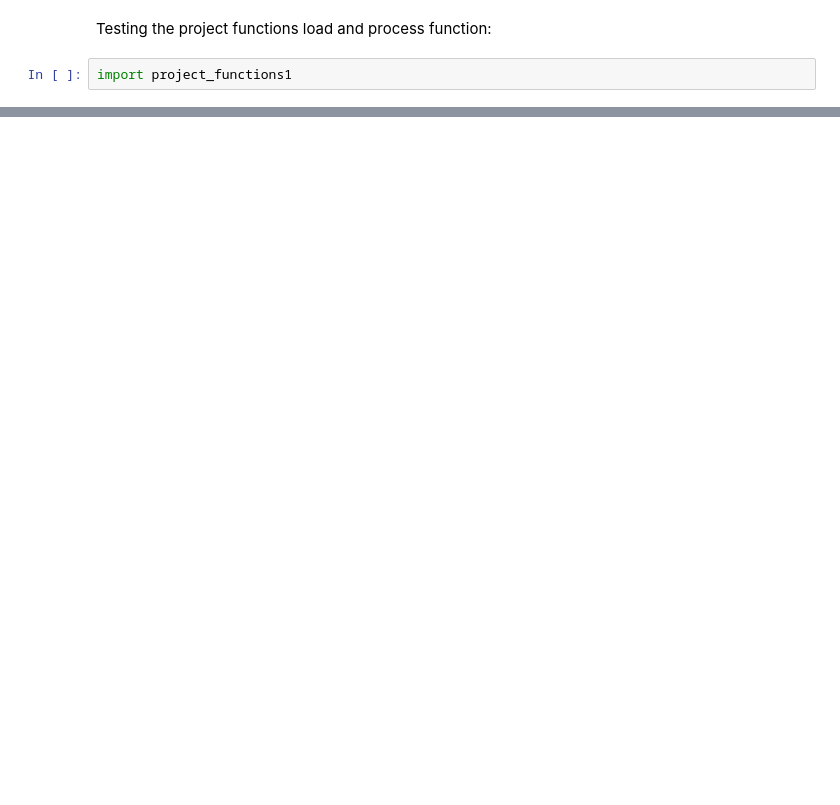
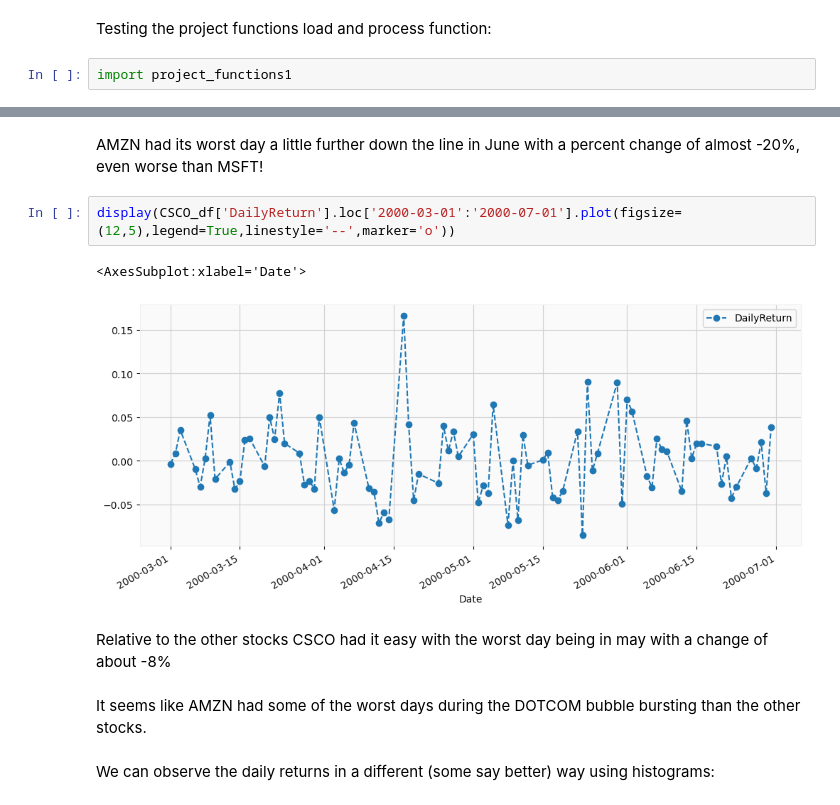
Before and after one commit to ubco-W2021T1-data301/project-group21-project, a Jupyter notebook: notebooks/analysis1.ipynb, the cells around one changed output, grey strips where cells are left out. Saved outputs shown, nothing was run; the diff lists cells and outputs as text; blank space fills up the shorter version.

```diff
--- a/notebooks/analysis1.ipynb
+++ b/notebooks/analysis1.ipynb
@@ -517,0 +594,13 @@ df
+# %% [markdown]
+AMZN had its worst day a little further down the line in June with a percent change of almost -20%, even worse than MSFT!
+# %%
+display(CSCO_df['DailyReturn'].loc['2000-03-01':'2000-07-01'].plot(figsize=(12,5),legend=True,linestyle='--',marker='o'))
+# %% [output]
+<AxesSubplot:xlabel='Date'>
+[figure, added]
+# %% [markdown]
+Relative to the other stocks CSCO had it easy with the worst day being in may with a change of about -8%
+# %% [markdown]
+It seems like AMZN had some of the worst days during the DOTCOM bubble bursting than the other stocks.
+# %% [markdown]
+We can observe the daily returns in a different (some say better) way using histograms:
```
Also changed, not shown: parts of 37 cells of this notebook, 1 other file.
